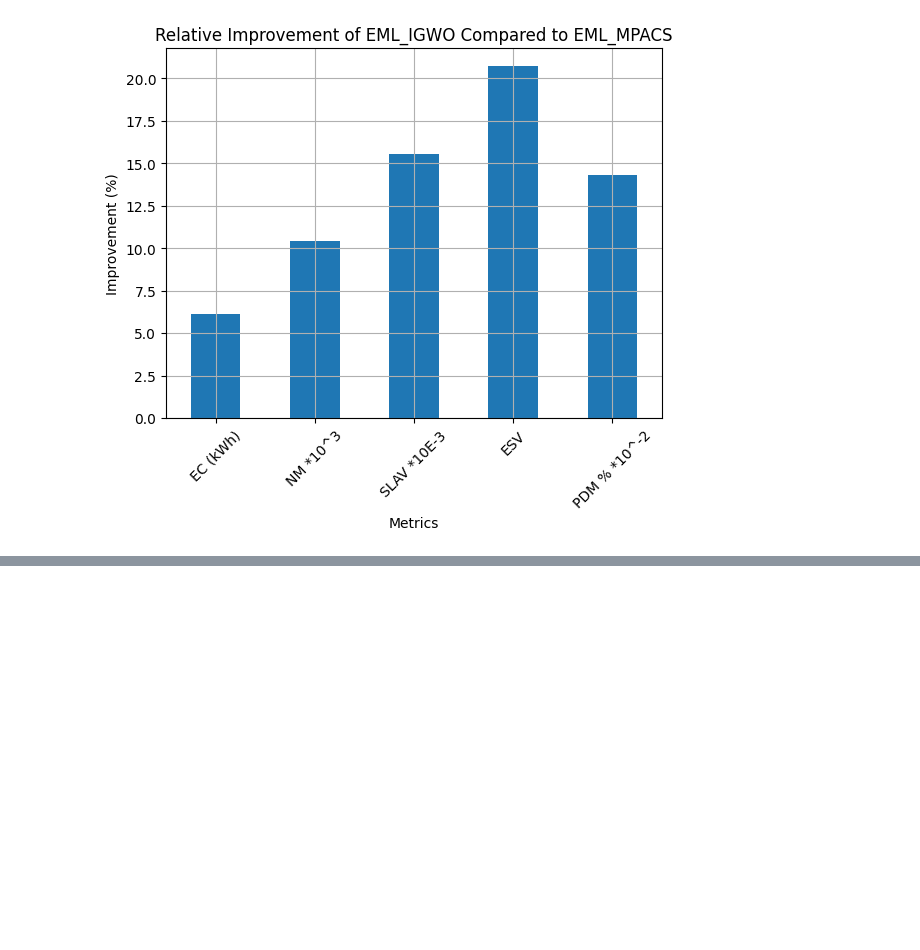
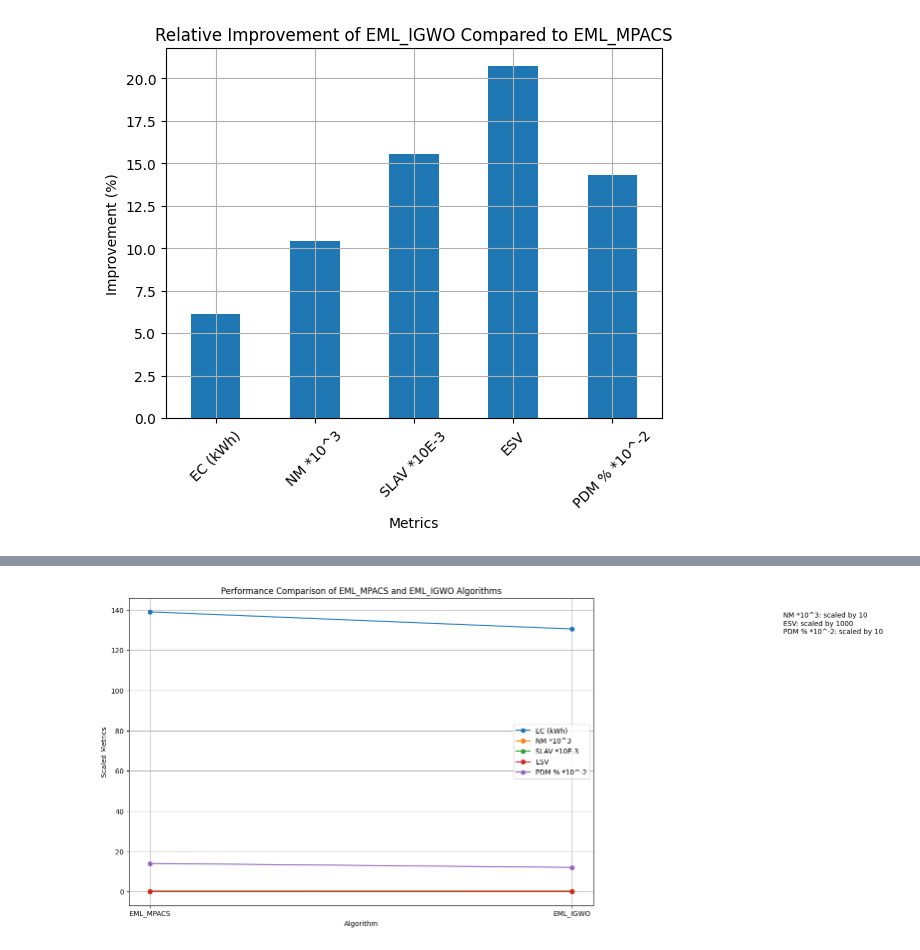
Before and after one commit to Dei-gratia/Android-CandyCodedApplication, a Jupyter notebook: Machine Learning & Deep Learning Projects for Beginners/Dissertation_results_analysis.ipynb, the cells around one changed output, grey strips where cells are left out. Cells and saved outputs as stored; diff of their text form; code cells hidden in the pictures; blank space fills up the shorter version.

```diff
--- a/Machine Learning & Deep Learning Projects for Beginners/Dissertation_results_analysis.ipynb
+++ b/Machine Learning & Deep Learning Projects for Beginners/Dissertation_results_analysis.ipynb
@@ -525,0 +602,48 @@ plt.show()
+# %%
+import pandas as pd
+import matplotlib.pyplot as plt
+
+# Data from the provided image
+data = {
+    'Algorithm': ['EML_MPACS', 'EML_IGWO'],
+    'EC (kWh)': [138.99, 130.49],
+    'NM *10^3': [2.881, 2.581],
+    'SLAV *10E-3': [0.09, 0.076],
+    'ESV': [0.000125091, 9.91724E-05],
+    'PDM % *10^-2': [1.4, 1.2]
+}
+
+df = pd.DataFrame(data)
+
+# Scaling some metrics for better visualization
+scaled_data = df.copy()
+scaling_factors = {
+    'NM *10^3': 10,
+    'ESV': 1000,
+    'PDM % *10^-2': 10
+}
+
+scaled_data['NM *10^3'] = scaled_data['NM *10^3'] / scaling_factors['NM *10^3']
+scaled_data['ESV'] = scaled_data['ESV'] * scaling_factors['ESV']
+scaled_data['PDM % *10^-2'] = scaled_data['PDM % *10^-2'] * scaling_factors['PDM % *10^-2']
+
+# Plotting Line Graph for the performance metrics of EML_MPACS and EML_IGWO
+metrics = ['EC (kWh)', 'NM *10^3', 'SLAV *10E-3', 'ESV', 'PDM % *10^-2']
+plt.figure(figsize=(12, 8))
+
+for metric in metrics:
+    plt.plot(scaled_data['Algorithm'], scaled_data[metric], marker='o', label=metric)
+
+plt.title('Performance Comparison of EML_MPACS and EML_IGWO Algorithms')
+plt.xlabel('Algorithm')
+plt.ylabel('Scaled Metrics')
+plt.legend()
+plt.grid(True)
+
+# Adding scaling factor details in the graph
+scaling_text = "\n".join([f"{key}: scaled by {value}" for key, value in scaling_factors.items()])
+plt.text(1.5, max(scaled_data['EC (kWh)']), scaling_text, fontsize=10, verticalalignment='top')
+
+plt.show()
+# %% [output]
+[figure, added]
```
Also changed, not shown: parts of 15 cells of this notebook.
